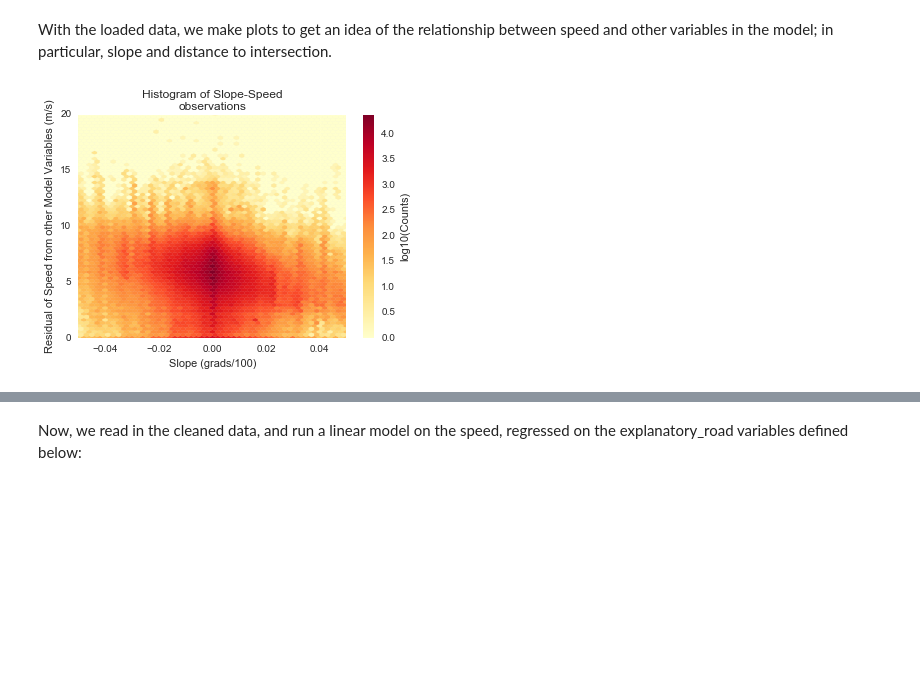
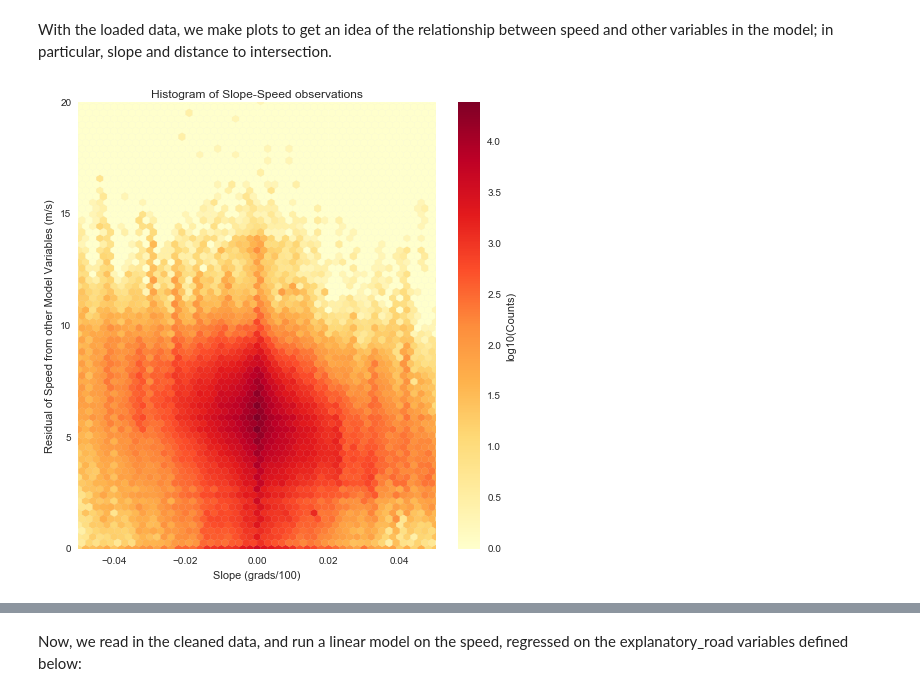
Before and after one commit to aclarry/toronto-cycling-speed-analysis, a Jupyter notebook: Speed Analysis.ipynb, the cells around one changed output, grey strips where cells are left out. Cells and saved outputs as stored; diff of their text form; code cells hidden in the pictures; blank space fills up the shorter version.

Commit message:
Change to updated speed analysis notebook

```diff
--- a/Speed Analysis.ipynb
+++ b/Speed Analysis.ipynb
@@ -22,14 +25,15 @@ data = pd.read_csv(cached_cleaned,
 With the loaded data, we make plots to get an idea of the relationship between speed and
 other variables in the model; in particular, slope and distance to intersection.
 # %%
+fig = plt.figure(figsize=(8,8))
 plt.hexbin("SLOPE_TF", "SPEED", data=data, bins="log", cmap=plt.cm.YlOrRd)
 plt.xlim(-0.05, 0.05)
 plt.ylim(0, 20)
 plt.xlabel("Slope (grads/100)")
 plt.ylabel("Residual of Speed from other Model Variables (m/s)")
-plt.title("Histogram of Slope-Speed\nobservations")
+plt.title("Histogram of Slope-Speed observations")
 cbar = plt.colorbar()
 cbar.set_label("log10(Counts)")
 # %% [output]
-[figure, old version]
+[figure, new version]
 # %%
```
Also changed, not shown: parts of 8 cells of this notebook.
